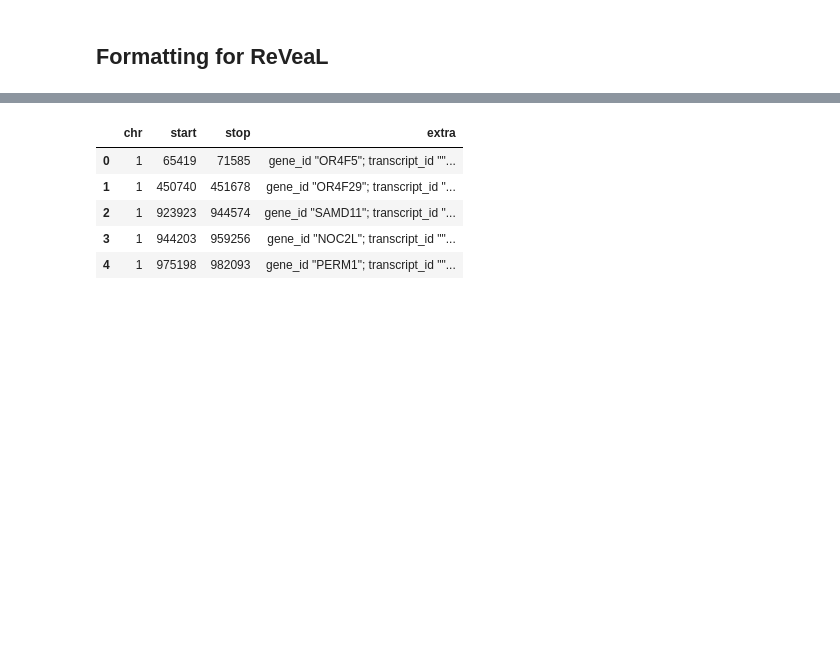
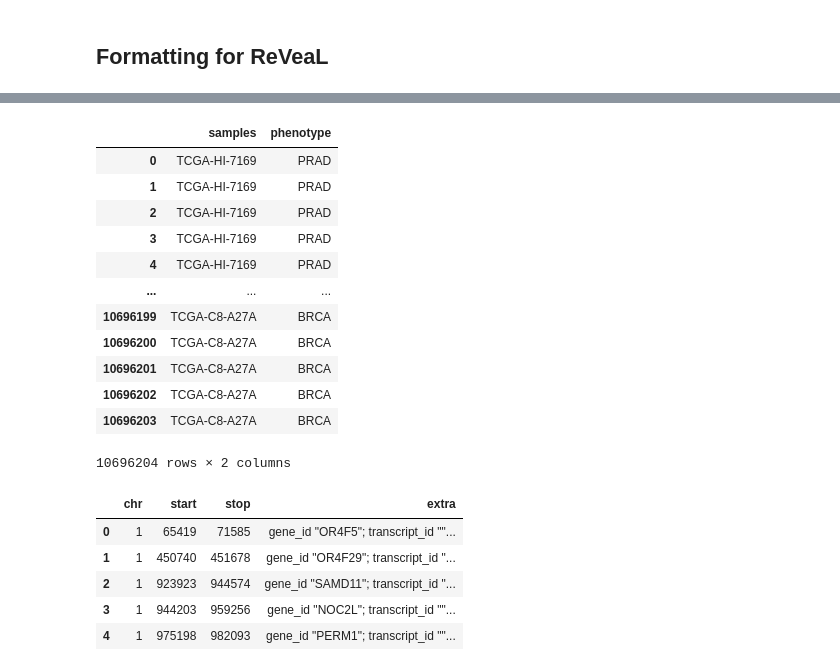
Before and after one commit to ComputationalGenomics/Reveal, a Jupyter notebook: tutorial/ReVeaL-ai-4-cancer-mechanism.ipynb, the cells around one changed output, grey strips where cells are left out. Drawn from its saved outputs; the diff is of its cells as text; code cells hidden in the pictures; blank space fills up the shorter version.

```diff
--- a/tutorial/ReVeaL-ai-4-cancer-mechanism.ipynb
+++ b/tutorial/ReVeaL-ai-4-cancer-mechanism.ipynb
@@ -54,6 +67,22 @@ tcga_labels.to_csv( 'TCGA_labels_ReVealInput.csv', index = False )
 tcga_trainTest = pd.DataFrame( [ ['PRAD', 'BRCA'], [10,10], [5,5] ] ).transpose()
 tcga_trainTest.columns = [ 'phenotype', 'Train', 'Test' ]
 tcga_trainTest.to_csv( 'TCGA_trainTest_ReVealInput.csv', index = False )
+# %%
+tcga_labels
+# %% [output]
+|  | samples | phenotype |
+| 0 | TCGA-HI-7169 | PRAD |
+| 1 | TCGA-HI-7169 | PRAD |
+| 2 | TCGA-HI-7169 | PRAD |
+| 3 | TCGA-HI-7169 | PRAD |
+| 4 | TCGA-HI-7169 | PRAD |
+| ... | ... | ... |
+| 10696199 | TCGA-C8-A27A | BRCA |
+| 10696200 | TCGA-C8-A27A | BRCA |
+| 10696201 | TCGA-C8-A27A | BRCA |
+| 10696202 | TCGA-C8-A27A | BRCA |
+| 10696203 | TCGA-C8-A27A | BRCA |
+10696204 rows × 2 columns
 # %%
 # Load the Regions File
 region_file_genic = '../regions/genic.txt'
```
Also changed, not shown: parts of 9 cells of this notebook.
